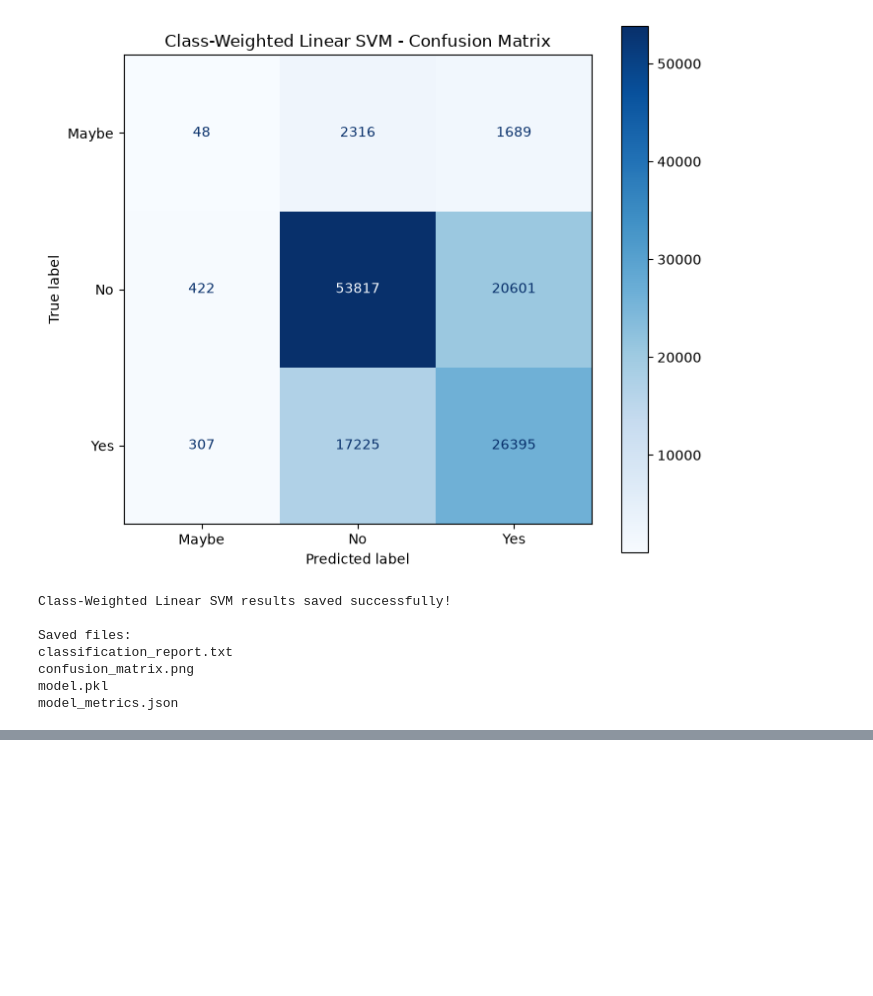
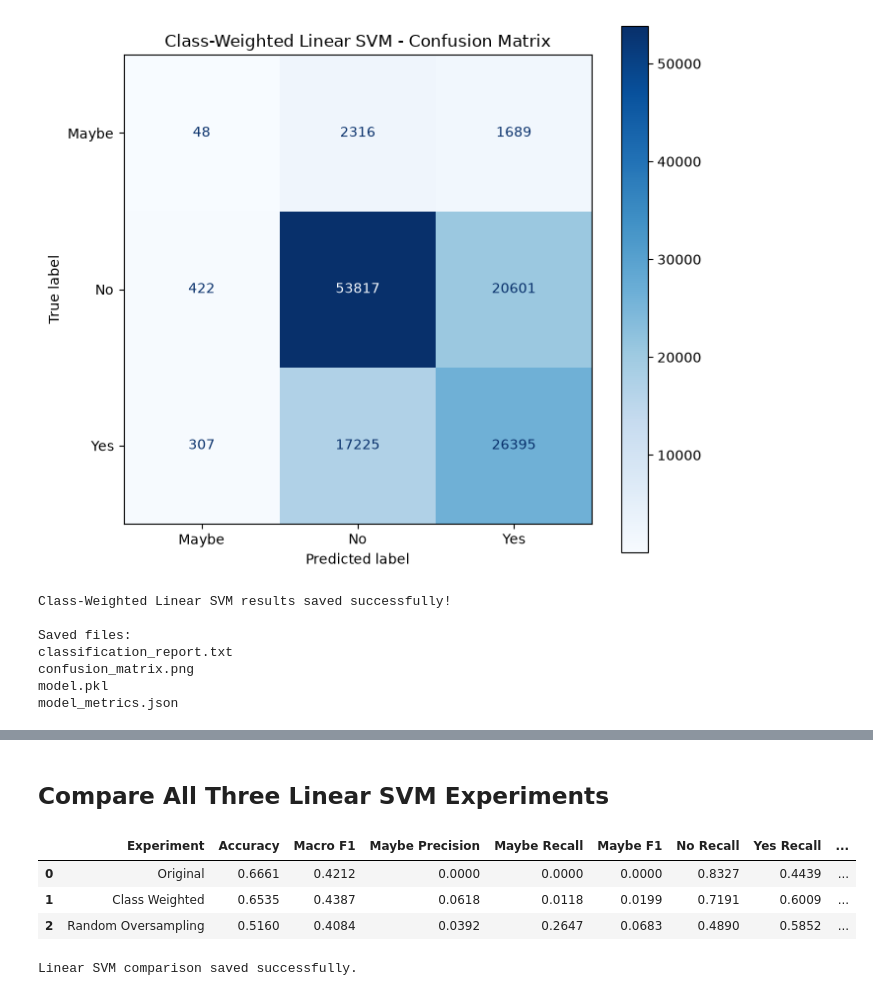
Before and after one commit to IreneStephen-DS/Indian_Tourism_ML, a Jupyter notebook: ProjectFiles/project.ipynb, the cells around one changed output, grey strips where cells are left out. Saved outputs shown, nothing was run; the diff lists cells and outputs as text; code cells hidden in the pictures; blank space fills up the shorter version.

```diff
--- a/ProjectFiles/project.ipynb
+++ b/ProjectFiles/project.ipynb
@@ -5588,0 +6002,71 @@ model_metrics.json
+# %% [markdown]
+## Compare All Three Linear SVM Experiments
+# %%
+import pandas as pd
+
+svm_comparison = pd.DataFrame([
+    {
+        "Experiment": "Original",
+        "Accuracy": svm_accuracy,
+        "Macro F1": svm_macro_f1,
+        "Maybe Precision": classification_report(
+            y_val, y_pred_svm, labels=["Maybe", "No", "Yes"],
+            output_dict=True, zero_division=0
+        )["Maybe"]["precision"],
+        "Maybe Recall": classification_report(
+            y_val, y_pred_svm, labels=["Maybe", "No", "Yes"],
+            output_dict=True, zero_division=0
+        )["Maybe"]["recall"],
+        "Maybe F1": classification_report(
+            y_val, y_pred_svm, labels=["Maybe", "No", "Yes"],
+            output_dict=True, zero_division=0
+        )["Maybe"]["f1-score"],
+        "No Recall": classification_report(
+            y_val, y_pred_svm, labels=["Maybe", "No", "Yes"],
+            output_dict=True, zero_division=0
+        )["No"]["recall"],
+        "Yes Recall": classification_report(
+            y_val, y_pred_svm, labels=["Maybe", "No", "Yes"],
+            output_dict=True, zero_division=0
+        )["Yes"]["recall"],
+        "Training Time (seconds)": training_time_svm
+    },
+    {
+        "Experiment": "Class Weighted",
+        "Accuracy": svm_balanced_accuracy,
+        "Macro F1": svm_balanced_macro_f1,
+        "Maybe Precision": svm_balanced_report_dict["Maybe"]["precision"],
+        "Maybe Recall": svm_balanced_report_dict["Maybe"]["recall"],
+        "Maybe F1": svm_balanced_report_dict["Maybe"]["f1-score"],
+        "No Recall": svm_balanced_report_dict["No"]["recall"],
+        "Yes Recall": svm_balanced_report_dict["Yes"]["recall"],
+        "Training Time (seconds)": training_time_svm_balanced
+    },
+    {
+        "Experiment": "Random Oversampling",
+        "Accuracy": svm_oversampled_accuracy,
+        "Macro F1": svm_oversampled_macro_f1,
+        "Maybe Precision": report_dict["Maybe"]["precision"],
+        "Maybe Recall": report_dict["Maybe"]["recall"],
+        "Maybe F1": report_dict["Maybe"]["f1-score"],
+        "No Recall": report_dict["No"]["recall"],
+        "Yes Recall": report_dict["Yes"]["recall"],
+        "Training Time (seconds)": training_time_svm_oversampled
+    }
+])
+
+display(svm_comparison.round(4))
+
+# Save comparison results
+svm_comparison.to_csv(
+    svm_folder / "model_comparison.csv",
+    index=False
+)
+
+print("Linear SVM comparison saved successfully.")
+# %% [output]
+|  | Experiment | Accuracy | Macro F1 | Maybe Precision | Maybe Recall | Maybe F1 | No Recall | Yes Recall | ... |
+| 0 | Original | 0.6661 | 0.4212 | 0.0000 | 0.0000 | 0.0000 | 0.8327 | 0.4439 | ... |
+| 1 | Class Weighted | 0.6535 | 0.4387 | 0.0618 | 0.0118 | 0.0199 | 0.7191 | 0.6009 | ... |
+| 2 | Random Oversampling | 0.5160 | 0.4084 | 0.0392 | 0.2647 | 0.0683 | 0.4890 | 0.5852 | ... |
+Linear SVM comparison saved successfully.
```
Also changed, not shown: parts of 15 cells of this notebook.
